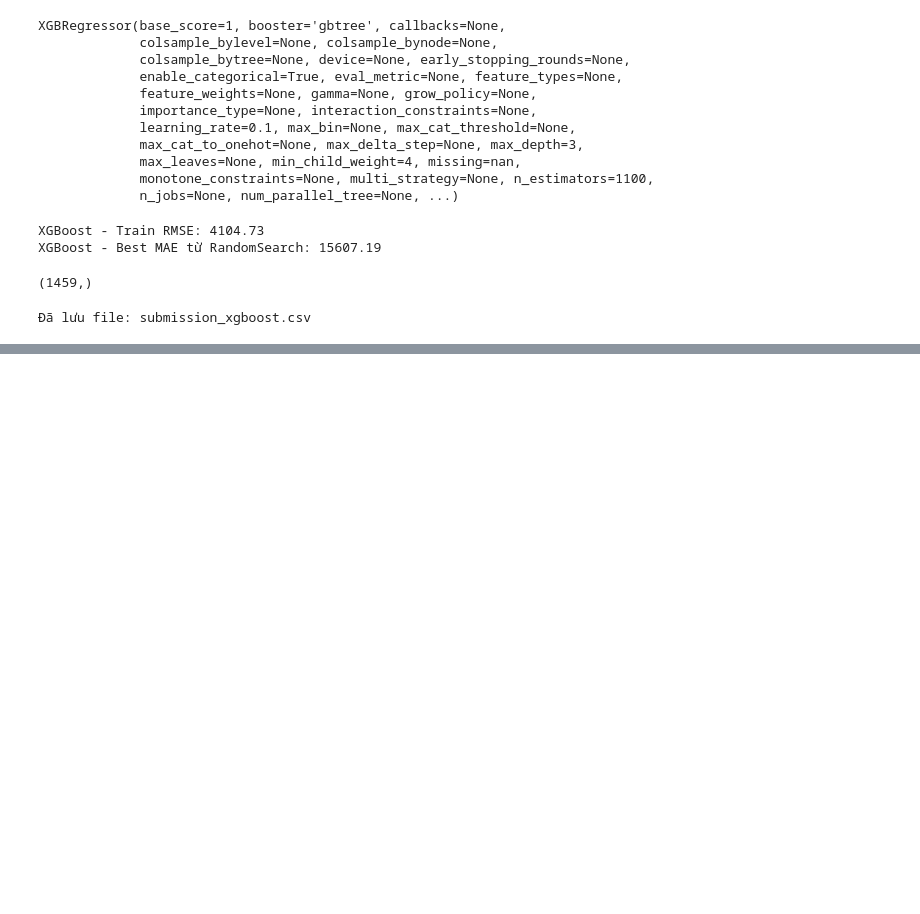
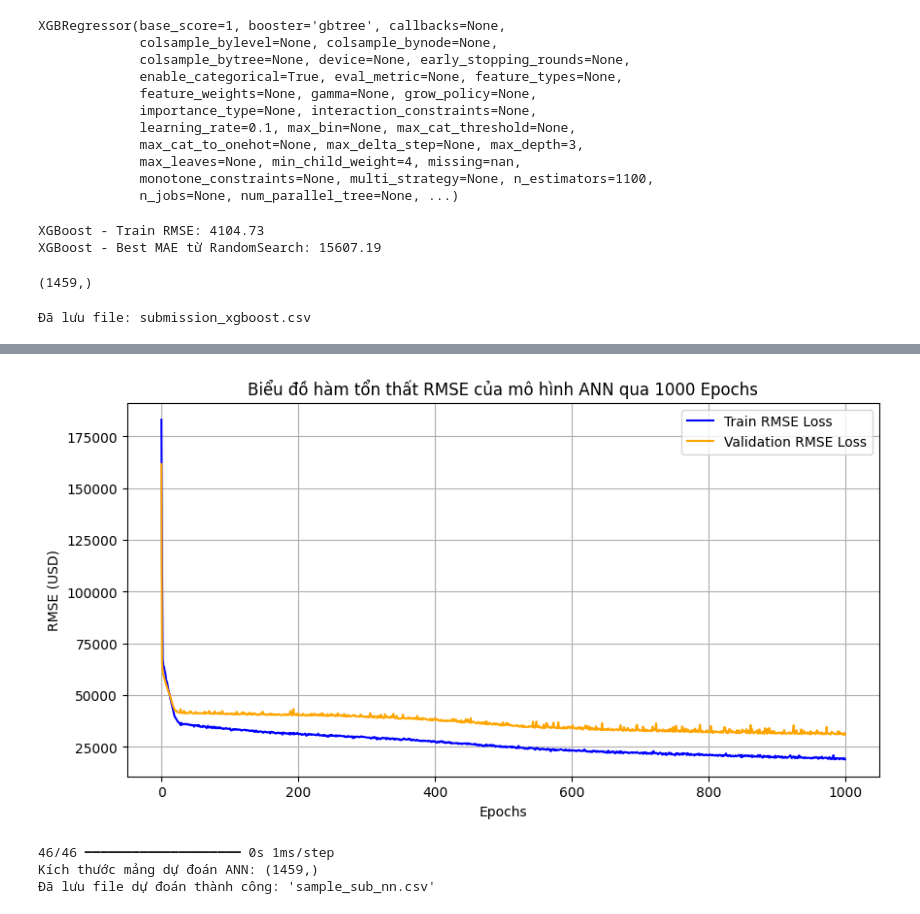
Before and after one commit to DangHau19/MLGroup, a Jupyter notebook: House_Prices.ipynb, the cells around one changed output, grey strips where cells are left out. Drawn from its saved outputs; the diff is of its cells as text; code cells hidden in the pictures; blank space fills up the shorter version.

```diff
--- a/House_Prices.ipynb
+++ b/House_Prices.ipynb
@@ -432,0 +493,20 @@ print("Đã lưu file: submission_xgboost.csv")
+# %%
+# CELL 24: HUẤN LUYỆN MÔ HÌNH ANN VỚI 1000 EPOCHS
+
+# Ép kiểu dữ liệu sang float32 để Keras nhận diện ma trận số thực
+X_train_ann = np.asarray(x_train.values, dtype='float32')
+y_train_ann = np.asarray(y_train.values, dtype='float32')
+
+# Huấn luyện mô hình
+history = nn_model.fit(
+    X_train_ann,
+    y_train_ann,
+    validation_split=0.25,
+    batch_size=10,
+    epochs=1000,
+    verbose=1
+)
+
+# Lưu mô hình đã huấn luyện
+nn_model.save('nn_model.h5')
+print("Huấn luyện thành công và đã lưu mô hình vào file 'nn_model.h5'!")
@@ -432,0 +533,32 @@ print("Đã lưu file: submission_xgboost.csv")
+# %%
+# CELL 25: VẼ BIỂU ĐỒ HÀM LOSS THEO EPOCH
+plt.figure(figsize=(10, 5))
+plt.plot(history.history['loss'], label='Train RMSE Loss', color='blue')
+plt.plot(history.history['val_loss'], label='Validation RMSE Loss', color='orange')
+plt.title('Biểu đồ hàm tổn thất RMSE của mô hình ANN qua 1000 Epochs')
+plt.xlabel('Epochs')
+plt.ylabel('RMSE (USD)')
+plt.legend()
+plt.grid(True)
+plt.show()
+# %% [output]
+[figure, added]
+# %%
+# CELL 26: DỰ ĐOÁN VÀ XUẤT FILE NỘP CHO MÔ HÌNH ANN
+
+X_test_ann = np.asarray(df_test.values, dtype='float32')
+pred_nn = nn_model.predict(X_test_ann)
+pred_nn = pred_nn.flatten()
+
+print("Kích thước mảng dự đoán ANN:", pred_nn.shape)
+
+# Ghi vào file sample_submission.csv
+sub_nn = pd.read_csv('sample_submission.csv')
+sub_nn['SalePrice'] = pred_nn
+sub_nn.to_csv('sample_sub_nn.csv', index=False)
+
+print("Đã lưu file dự đoán thành công: 'sample_sub_nn.csv'")
+# %% [output]
+46/46 ━━━━━━━━━━━━━━━━━━━━ 0s 1ms/step
+Kích thước mảng dự đoán ANN: (1459,)
+Đã lưu file dự đoán thành công: 'sample_sub_nn.csv'
```
Also changed, not shown: parts of 4 cells of this notebook, 2 other files.
